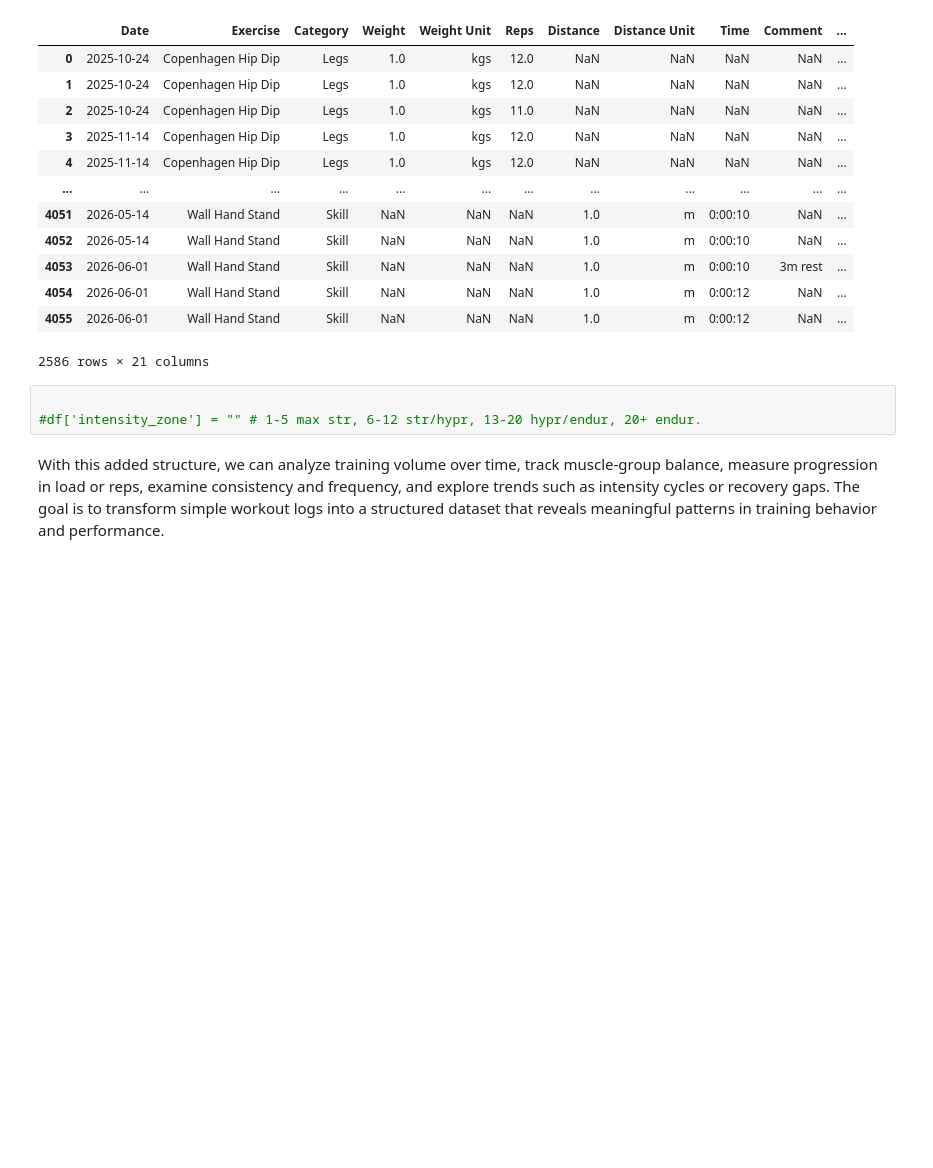
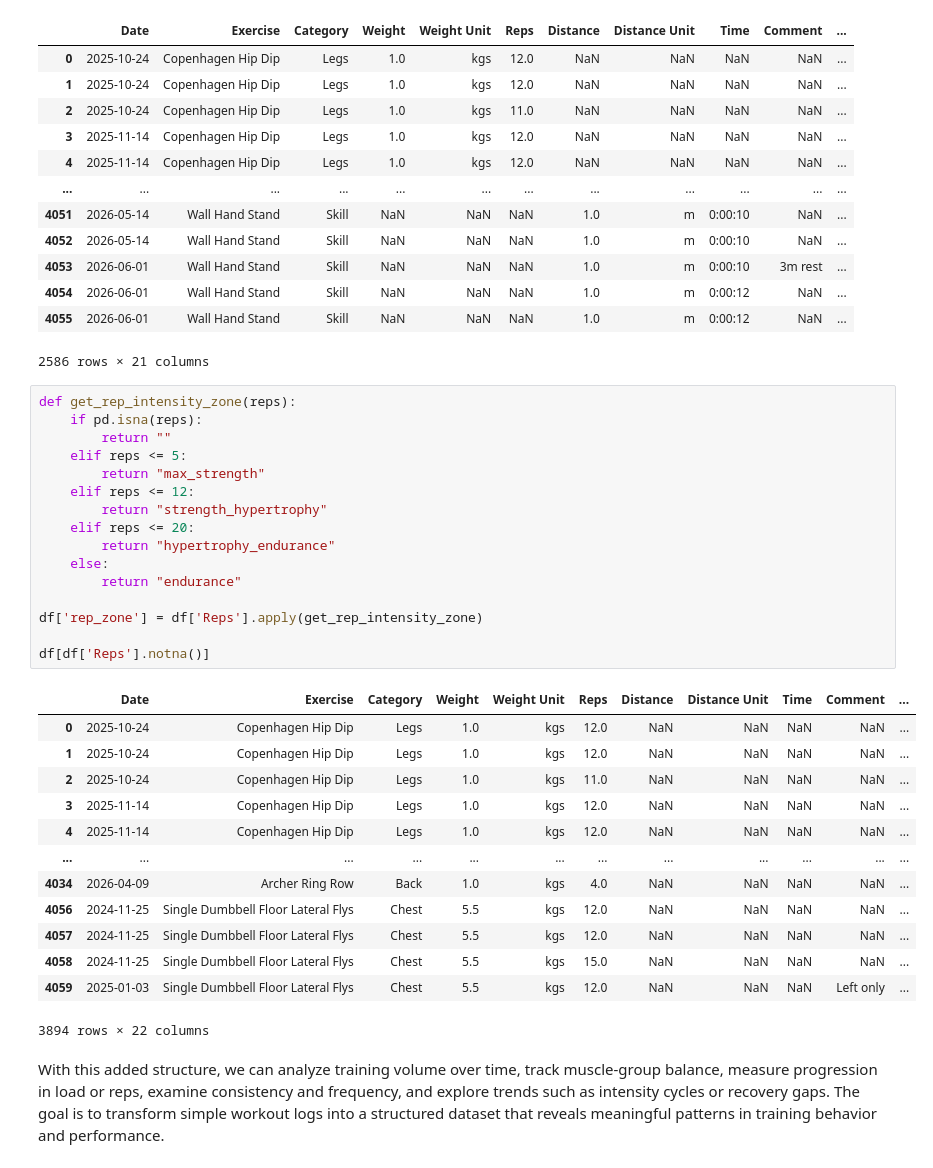
Before and after one commit to alex-fddz/fitnotes-analytics, a Jupyter notebook: analytics.ipynb, the cells around one changed output. Cells and saved outputs as stored; diff of their text form; blank space fills up the shorter version.

Commit message:
Add rep intensity zone feature

```diff
--- a/analytics.ipynb
+++ b/analytics.ipynb
@@ -208,8 +208,35 @@ df[df['resistance_type'] == "bodyweight"]
 | 4054 | 2026-06-01 | Wall Hand Stand | Skill | NaN | NaN | NaN | 1.0 | m | 0:00:12 | NaN | ... |
 | 4055 | 2026-06-01 | Wall Hand Stand | Skill | NaN | NaN | NaN | 1.0 | m | 0:00:12 | NaN | ... |
 2586 rows × 21 columns
-# %%
-
-#df['intensity_zone'] = "" # 1-5 max str, 6-12 str/hypr, 13-20 hypr/endur, 20+ endur.
+# %%
+def get_rep_intensity_zone(reps):
+    if pd.isna(reps):
+        return ""
+    elif reps <= 5:
+        return "max_strength"
+    elif reps <= 12:
+        return "strength_hypertrophy"
+    elif reps <= 20:
+        return "hypertrophy_endurance"
+    else:
+        return "endurance"
+
+df['rep_zone'] = df['Reps'].apply(get_rep_intensity_zone)
+
+df[df['Reps'].notna()]
+# %% [output]
+|  | Date | Exercise | Category | Weight | Weight Unit | Reps | Distance | Distance Unit | Time | Comment | ... |
+| 0 | 2025-10-24 | Copenhagen Hip Dip | Legs | 1.0 | kgs | 12.0 | NaN | NaN | NaN | NaN | ... |
+| 1 | 2025-10-24 | Copenhagen Hip Dip | Legs | 1.0 | kgs | 12.0 | NaN | NaN | NaN | NaN | ... |
+| 2 | 2025-10-24 | Copenhagen Hip Dip | Legs | 1.0 | kgs | 11.0 | NaN | NaN | NaN | NaN | ... |
+| 3 | 2025-11-14 | Copenhagen Hip Dip | Legs | 1.0 | kgs | 12.0 | NaN | NaN | NaN | NaN | ... |
+| 4 | 2025-11-14 | Copenhagen Hip Dip | Legs | 1.0 | kgs | 12.0 | NaN | NaN | NaN | NaN | ... |
+| ... | ... | ... | ... | ... | ... | ... | ... | ... | ... | ... | ... |
+| 4034 | 2026-04-09 | Archer Ring Row | Back | 1.0 | kgs | 4.0 | NaN | NaN | NaN | NaN | ... |
+| 4056 | 2024-11-25 | Single Dumbbell Floor Lateral Flys | Chest | 5.5 | kgs | 12.0 | NaN | NaN | NaN | NaN | ... |
+| 4057 | 2024-11-25 | Single Dumbbell Floor Lateral Flys | Chest | 5.5 | kgs | 12.0 | NaN | NaN | NaN | NaN | ... |
+| 4058 | 2024-11-25 | Single Dumbbell Floor Lateral Flys | Chest | 5.5 | kgs | 15.0 | NaN | NaN | NaN | NaN | ... |
+| 4059 | 2025-01-03 | Single Dumbbell Floor Lateral Flys | Chest | 5.5 | kgs | 12.0 | NaN | NaN | NaN | Left only | ... |
+3894 rows × 22 columns
 # %% [markdown]
 With this added structure, we can analyze training volume over time, track muscle-group balance, measure progression in load or reps, examine consistency and frequency, and explore trends such as intensity cycles or recovery gaps. The goal is to transform simple workout logs into a structured dataset that reveals meaningful patterns in training behavior and performance.
```
